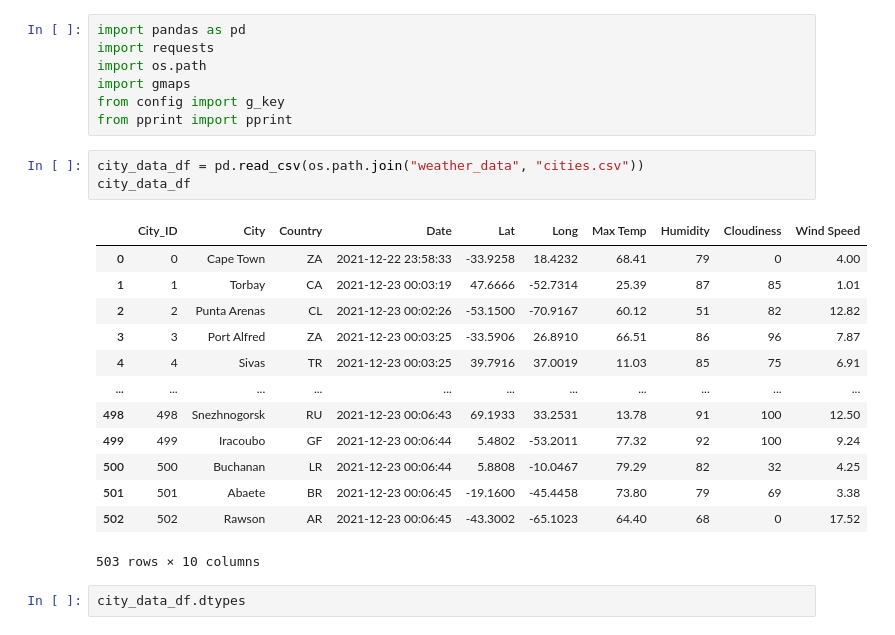
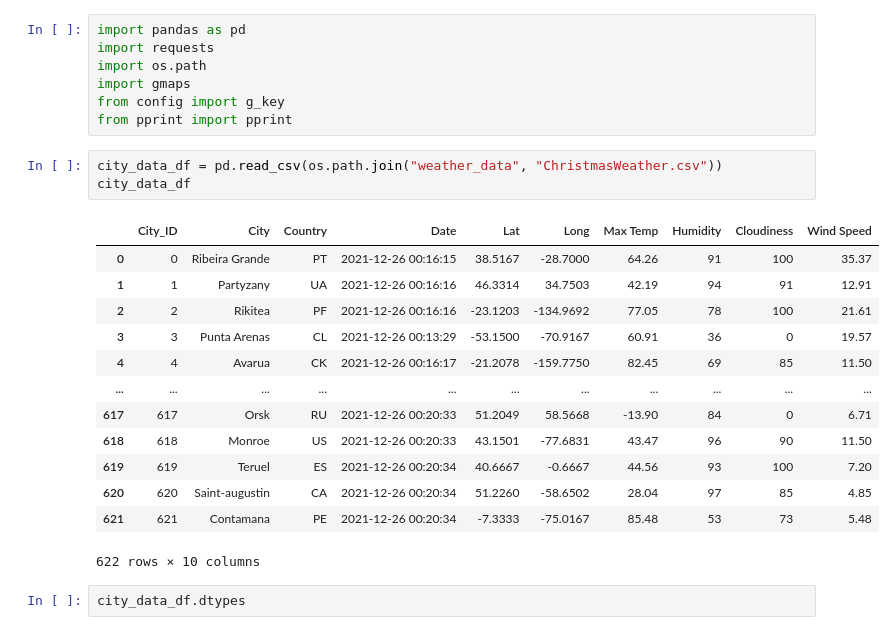
Before and after one commit to eric-spoerner/world_weather_analysis, a Jupyter notebook: VacationPy.ipynb, the cells around one changed output. Cells and saved outputs as stored; diff of their text form.

Commit message:
Added final modifications to VacationPy and WeatherPy plus first work on challenge.

```diff
--- a/VacationPy.ipynb
+++ b/VacationPy.ipynb
@@ -9,22 +9,22 @@ import gmaps
 from config import g_key
 from pprint import pprint
 # %%
-city_data_df = pd.read_csv(os.path.join("weather_data", "cities.csv"))
+city_data_df = pd.read_csv(os.path.join("weather_data", "ChristmasWeather.csv"))
 city_data_df
 # %% [output]
 |  | City_ID | City | Country | Date | Lat | Long | Max Temp | Humidity | Cloudiness | Wind Speed |
-| 0 | 0 | Cape Town | ZA | 2021-12-22 23:58:33 | -33.9258 | 18.4232 | 68.41 | 79 | 0 | 4.00 |
-| 1 | 1 | Torbay | CA | 2021-12-23 00:03:19 | 47.6666 | -52.7314 | 25.39 | 87 | 85 | 1.01 |
-| 2 | 2 | Punta Arenas | CL | 2021-12-23 00:02:26 | -53.1500 | -70.9167 | 60.12 | 51 | 82 | 12.82 |
-| 3 | 3 | Port Alfred | ZA | 2021-12-23 00:03:25 | -33.5906 | 26.8910 | 66.51 | 86 | 96 | 7.87 |
-| 4 | 4 | Sivas | TR | 2021-12-23 00:03:25 | 39.7916 | 37.0019 | 11.03 | 85 | 75 | 6.91 |
+| 0 | 0 | Ribeira Grande | PT | 2021-12-26 00:16:15 | 38.5167 | -28.7000 | 64.26 | 91 | 100 | 35.37 |
+| 1 | 1 | Partyzany | UA | 2021-12-26 00:16:16 | 46.3314 | 34.7503 | 42.19 | 94 | 91 | 12.91 |
+| 2 | 2 | Rikitea | PF | 2021-12-26 00:16:16 | -23.1203 | -134.9692 | 77.05 | 78 | 100 | 21.61 |
+| 3 | 3 | Punta Arenas | CL | 2021-12-26 00:13:29 | -53.1500 | -70.9167 | 60.91 | 36 | 0 | 19.57 |
+| 4 | 4 | Avarua | CK | 2021-12-26 00:16:17 | -21.2078 | -159.7750 | 82.45 | 69 | 85 | 11.50 |
 | ... | ... | ... | ... | ... | ... | ... | ... | ... | ... | ... |
-| 498 | 498 | Snezhnogorsk | RU | 2021-12-23 00:06:43 | 69.1933 | 33.2531 | 13.78 | 91 | 100 | 12.50 |
-| 499 | 499 | Iracoubo | GF | 2021-12-23 00:06:44 | 5.4802 | -53.2011 | 77.32 | 92 | 100 | 9.24 |
-| 500 | 500 | Buchanan | LR | 2021-12-23 00:06:44 | 5.8808 | -10.0467 | 79.29 | 82 | 32 | 4.25 |
-| 501 | 501 | Abaete | BR | 2021-12-23 00:06:45 | -19.1600 | -45.4458 | 73.80 | 79 | 69 | 3.38 |
-| 502 | 502 | Rawson | AR | 2021-12-23 00:06:45 | -43.3002 | -65.1023 | 64.40 | 68 | 0 | 17.52 |
+| 617 | 617 | Orsk | RU | 2021-12-26 00:20:33 | 51.2049 | 58.5668 | -13.90 | 84 | 0 | 6.71 |
+| 618 | 618 | Monroe | US | 2021-12-26 00:20:33 | 43.1501 | -77.6831 | 43.47 | 96 | 90 | 11.50 |
+| 619 | 619 | Teruel | ES | 2021-12-26 00:20:34 | 40.6667 | -0.6667 | 44.56 | 93 | 100 | 7.20 |
+| 620 | 620 | Saint-augustin | CA | 2021-12-26 00:20:34 | 51.2260 | -58.6502 | 28.04 | 97 | 85 | 4.85 |
+| 621 | 621 | Contamana | PE | 2021-12-26 00:20:34 | -7.3333 | -75.0167 | 85.48 | 53 | 73 | 5.48 |
-503 rows × 10 columns
+622 rows × 10 columns
 # %%
 city_data_df.dtypes
 # %% [output]
```
Also changed, not shown: parts of 6 cells of this notebook, 9 other files.
